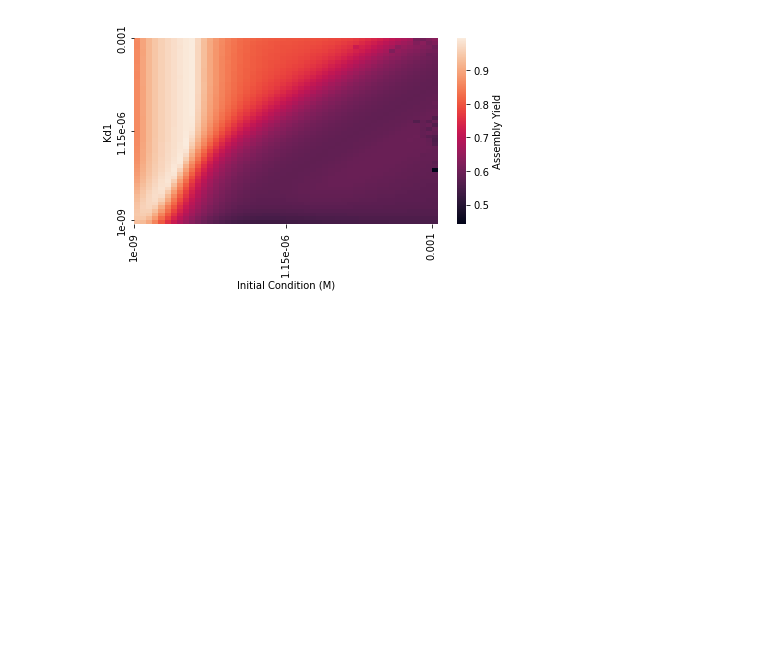
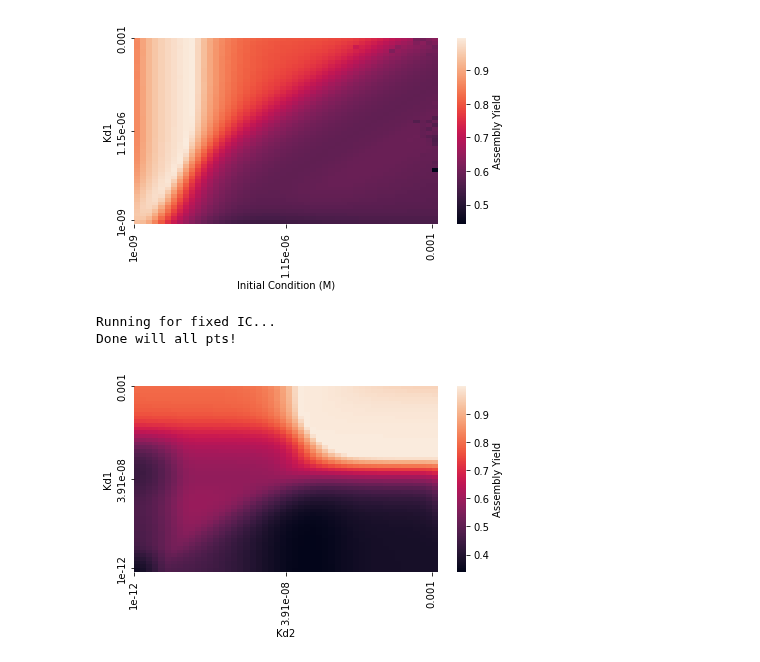
Before and after one commit to llagunes-324B21/Persephone_SR, a Jupyter notebook: April_2022/LL_SR_04_2022.ipynb, the cells around one changed output. Cells and saved outputs as stored; diff of their text form; code cells hidden in the pictures; blank space fills up the shorter version.

Commit message:
plot kd1 vs kd2 AY -LL

```diff
--- a/April_2022/LL_SR_04_2022.ipynb
+++ b/April_2022/LL_SR_04_2022.ipynb
@@ -621,37 +621,70 @@ IC_val = 10**-6
 tEnd = 86400 # 24hrs
 t = np.linspace(0,tEnd,2000)
 
-print("Running for fixed Kd2...")
+print("Running for fixed IC...")
 # initializations
-nKdspts=5;
-minDeg_kd1=-9;maxDeg_kd1=-3; # Kd1 pts
-minDeg_kd2=-9;maxDeg_kd2=-3; # Kd2 pts
+nKdspts=50;
+minDeg_kd1=-12;maxDeg_kd1=-3; # Kd1 pts
+minDeg_kd2=-12;maxDeg_kd2=-3; # Kd2 pts
 
 # start of function here!
-mags_IC = np.linspace(minDeg_IC, maxDeg_IC,nICpts)
-allICs = 10**mags_IC
-mags_Kd = np.linspace(minDeg_kd, maxDeg_kd,nKdspts)
-allKd1 = 10**mags_Kd
+mags_Kd1 = np.linspace(minDeg_kd1, maxDeg_kd1,nKdspts)
+allKd1 = 10**mags_Kd1
+mags_Kd2 = np.linspace(minDeg_kd2, maxDeg_kd2,nKdspts)
+allKd2 = 10**mags_Kd2
 
-IC_kd1_AY_mat=np.zeros((nICpts,nKdspts))
+kd1_kd2_AY_mat=np.zeros((nKdspts,nKdspts))
 # loop to solve AY for each IC
-for indIC in range(0,nICpts): # for each IC
-    icVal = allICs[indIC]
+for kd2ind in range(0,nKdspts): # for each IC
+    kd2_val=allKd2[kd2ind]; kd2 = kd2_val;
     for kd1ind in range(0,nKdspts): # for each value of kd2
-        kd1_val=allKd1[kd1ind]
-        IC_1=icVal; kd1 = kd1_val
-        states_0 = [IC_1,0.0, 0.0,0.0, 0.0,0.0, 0.0,0.0, 0.0,0.0, 0.0,0.0]
+        kd1_val=allKd1[kd1ind]; kd1 = kd1_val
+        states_0 = [IC_val,0.0, 0.0,0.0, 0.0,0.0, 0.0,0.0, 0.0,0.0, 0.0,0.0]
         # Now, integrate the ODEs and put the results in \"solution\"
         solution_1 = odeint(stackedTrimer,states_0,t,rtol = 1e-12, atol = 1e-12)
         tVec = t; xStkTrm_tps_1 = solution_1[:,-1]
         # calculate AY
-        Yn_1 = calcAY24hrs(IC_1,xStkTrm_tps_1)
+        Yn_1 = calcAY24hrs(IC_val,xStkTrm_tps_1)
         # store the last AY value - since tc stops at 24hrs that's the AY at 24hrs
         AY_valStr = Yn_1[-1];
         #print("IC= " + str(icVal) + " , Kd2= " + str(kd2_val) + " , AY= " +  str(AY_valStr))
-        IC_kd1_AY_mat[kd1ind][indIC] = AY_valStr # IC on x-axis, Kd on y-axis
+        kd1_kd2_AY_mat[kd1ind][kd2ind] = AY_valStr # IC on x-axis, Kd on y-axis
 
 #print(IC_kd2_AY_mat)
 #print("All ICs: ", allICs)
 #print("All Kd2s: ", allKd2)
 print("Done will all pts!")
+# %% [output]
+Running for fixed IC...
+Done will all pts!
+# %%
+# Prep for plotting the heatmap
+AYmatPlt = np.flipud(kd1_kd2_AY_mat)
+
+# Only want the first, middle and last tick marks
+xticks = [0, round(nKdspts/2) ,nKdspts-1]; yticks = [0, round(nKdspts/2) ,nKdspts-1];
+# values at each tick location
+xTickVal = allKd2[xticks]; yTickVal = allKd1[yticks];
+# format middle tick
+middleTick_x = xTickVal[1]; middleTick_x_format = precision_round(middleTick_x, digits=2)
+xTickVal[1]= middleTick_x_format;
+middleTick_y = xTickVal[1]; middleTick_y_format = precision_round(middleTick_y, digits=2)
+yTickVal[1]= middleTick_y_format;
+
+x_axis_labels = xTickVal
+y_axis_labels = np.flipud(yTickVal)
+
+# now plot matrix
+#ax = sns.heatmap(AYmatPlt,xticklabels=x_axis_labels, yticklabels=y_axis_labels,cbar_kws={'label': 'Assembly Yield'})
+ax = sns.heatmap(AYmatPlt,cbar_kws={'label': 'Assembly Yield'})
+ax.set_yticks(yticks); ax.set_yticklabels(y_axis_labels)
+ax.set_xticks(xticks); ax.set_xticklabels(x_axis_labels)
+ax.set_xlabel('Kd2', fontsize=10)
+ax.set_ylabel('Kd1', fontsize=10)
+#plt.show()
+
+# save figure
+plt.tight_layout()
+plt.savefig('LL_SR_heatmap_AYvsKd1vsKd2_n50_lngScl_'+today+'.png')
+# %% [output]
+[figure, added]
```
